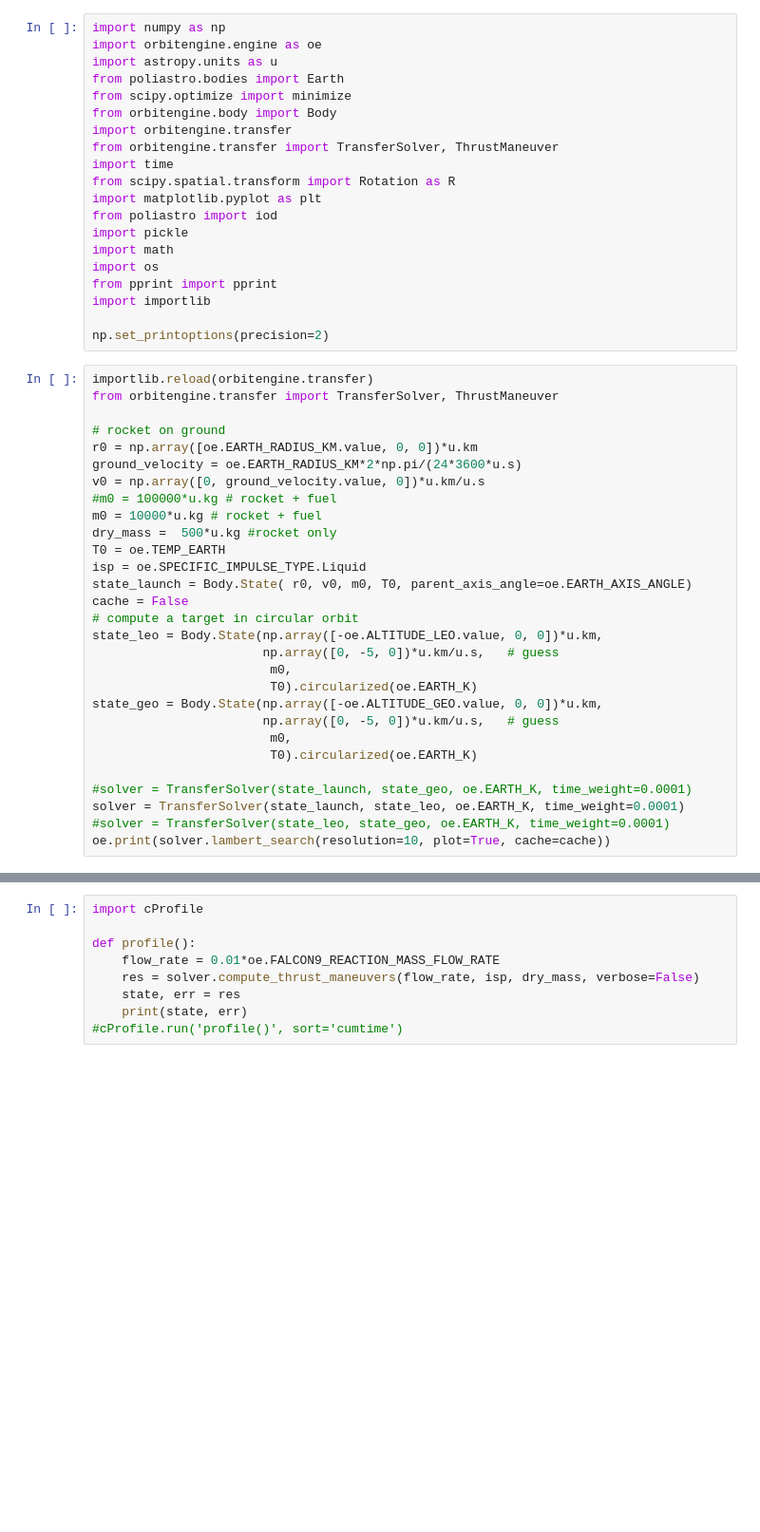
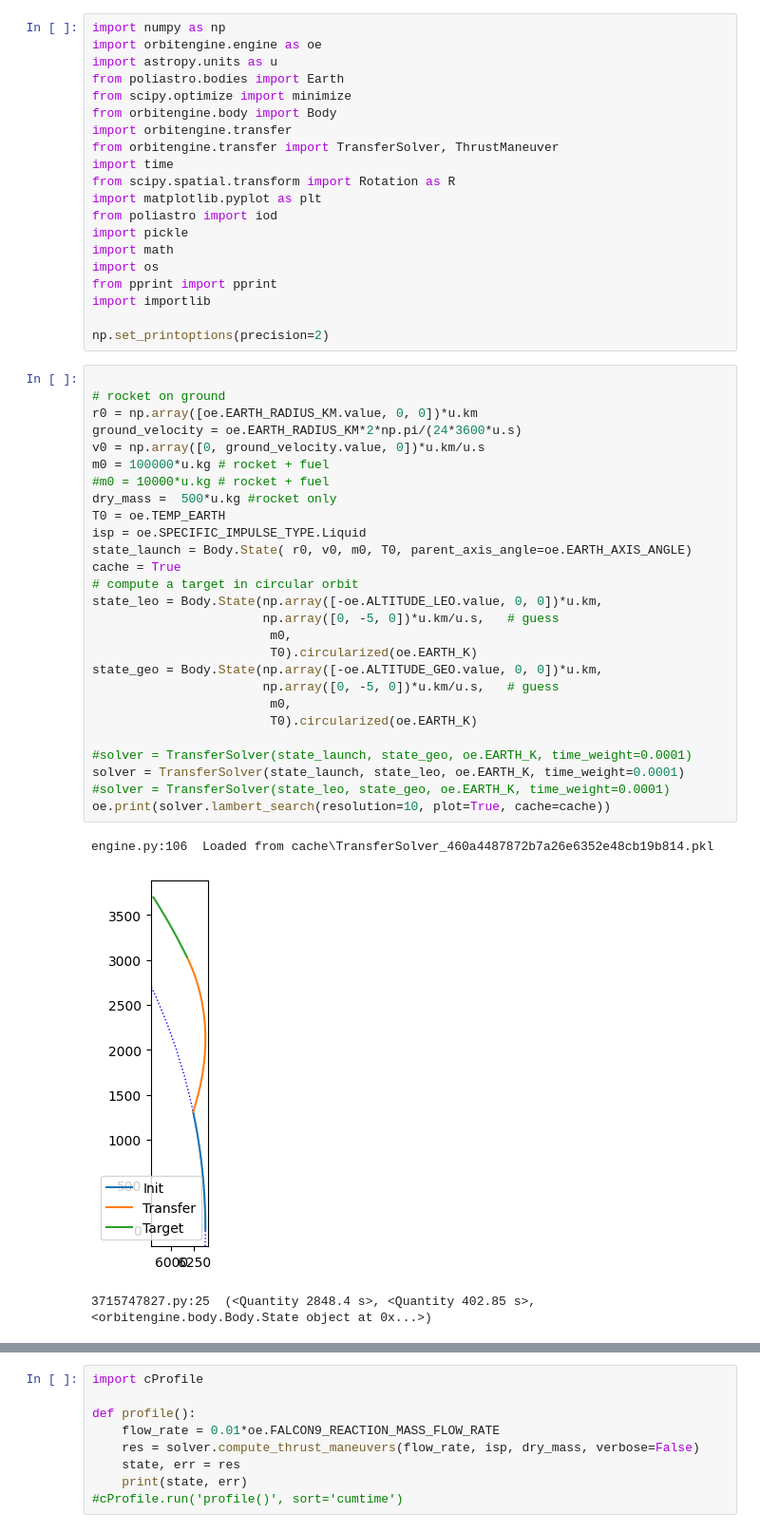
Before and after one commit to jcl5m1/Gather, a Jupyter notebook: python/playground.ipynb, the cells around one changed output, grey strips where cells are left out. Shown at 95% size. Drawn from its saved outputs; the diff is of its cells as text; blank space fills up the shorter version.

```diff
--- a/python/playground.ipynb
+++ b/python/playground.ipynb
@@ -19,32 +19,34 @@ import importlib
 
 np.set_printoptions(precision=2)
 # %%
-importlib.reload(orbitengine.transfer)
-from orbitengine.transfer import TransferSolver, ThrustManeuver
 
 # rocket on ground
 r0 = np.array([oe.EARTH_RADIUS_KM.value, 0, 0])*u.km
 ground_velocity = oe.EARTH_RADIUS_KM*2*np.pi/(24*3600*u.s)
 v0 = np.array([0, ground_velocity.value, 0])*u.km/u.s
-#m0 = 100000*u.kg # rocket + fuel
-m0 = 10000*u.kg # rocket + fuel
+m0 = 100000*u.kg # rocket + fuel
+#m0 = 10000*u.kg # rocket + fuel
 dry_mass =  500*u.kg #rocket only
 T0 = oe.TEMP_EARTH
 isp = oe.SPECIFIC_IMPULSE_TYPE.Liquid
 state_launch = Body.State( r0, v0, m0, T0, parent_axis_angle=oe.EARTH_AXIS_ANGLE)
-cache = False
+cache = True
 # compute a target in circular orbit
 state_leo = Body.State(np.array([-oe.ALTITUDE_LEO.value, 0, 0])*u.km,
                        np.array([0, -5, 0])*u.km/u.s,   # guess
                         m0,
                         T0).circularized(oe.EARTH_K)
 state_geo = Body.State(np.array([-oe.ALTITUDE_GEO.value, 0, 0])*u.km,
                        np.array([0, -5, 0])*u.km/u.s,   # guess
                         m0,
                         T0).circularized(oe.EARTH_K)
 
 #solver = TransferSolver(state_launch, state_geo, oe.EARTH_K, time_weight=0.0001)
 solver = TransferSolver(state_launch, state_leo, oe.EARTH_K, time_weight=0.0001)
 #solver = TransferSolver(state_leo, state_geo, oe.EARTH_K, time_weight=0.0001)
 oe.print(solver.lambert_search(resolution=10, plot=True, cache=cache))
+# %% [output]
+engine.py:106  Loaded from cache\TransferSolver_460a4487872b7a26e6352e48cb19b814.pkl
+[figure, added]
+3715747827.py:25  (<Quantity 2848.4 s>, <Quantity 402.85 s>, <orbitengine.body.Body.State object at 0x...>)
 # %%
```
Also changed, not shown: parts of 1 cell of this notebook, 1 other file.
